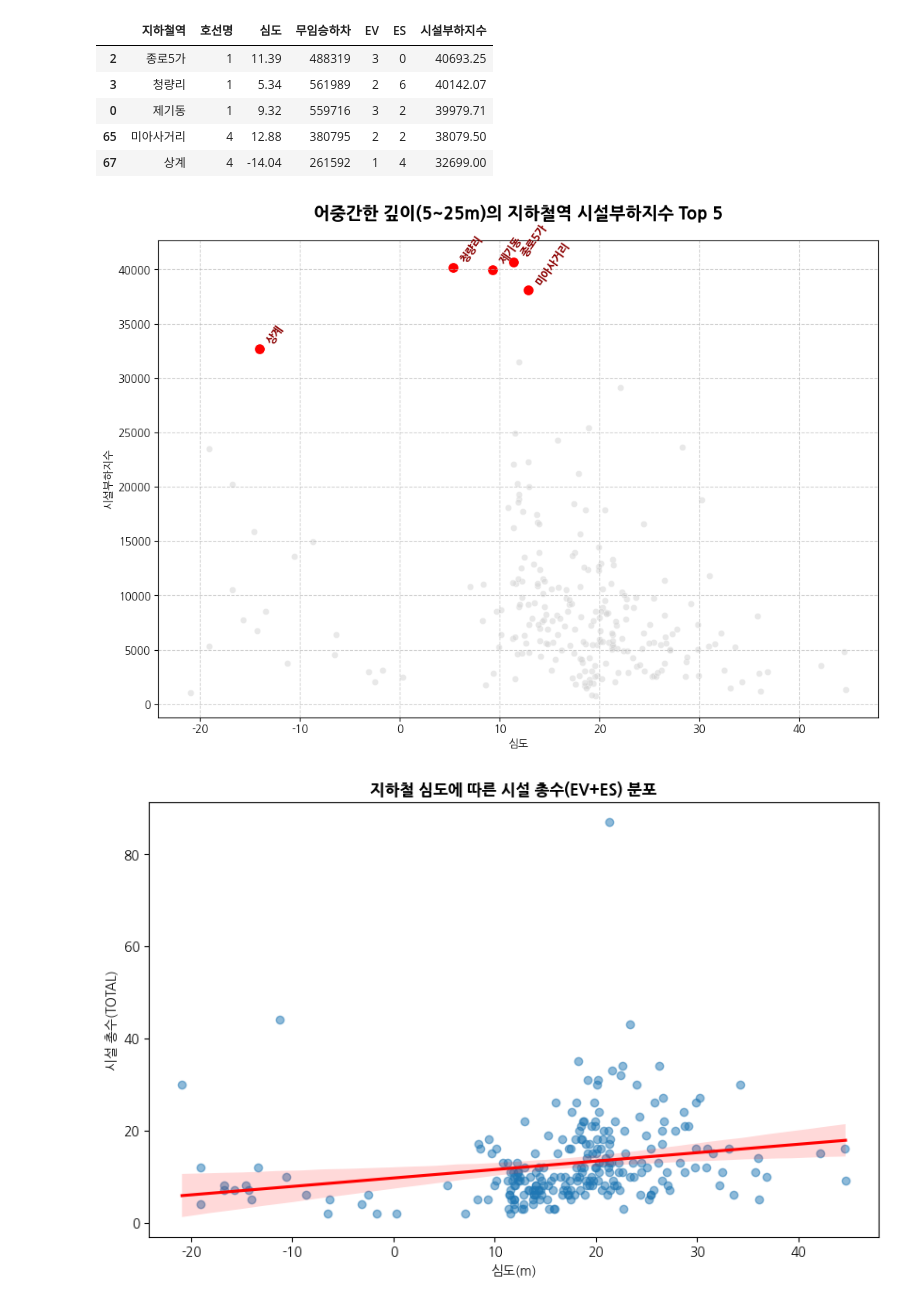
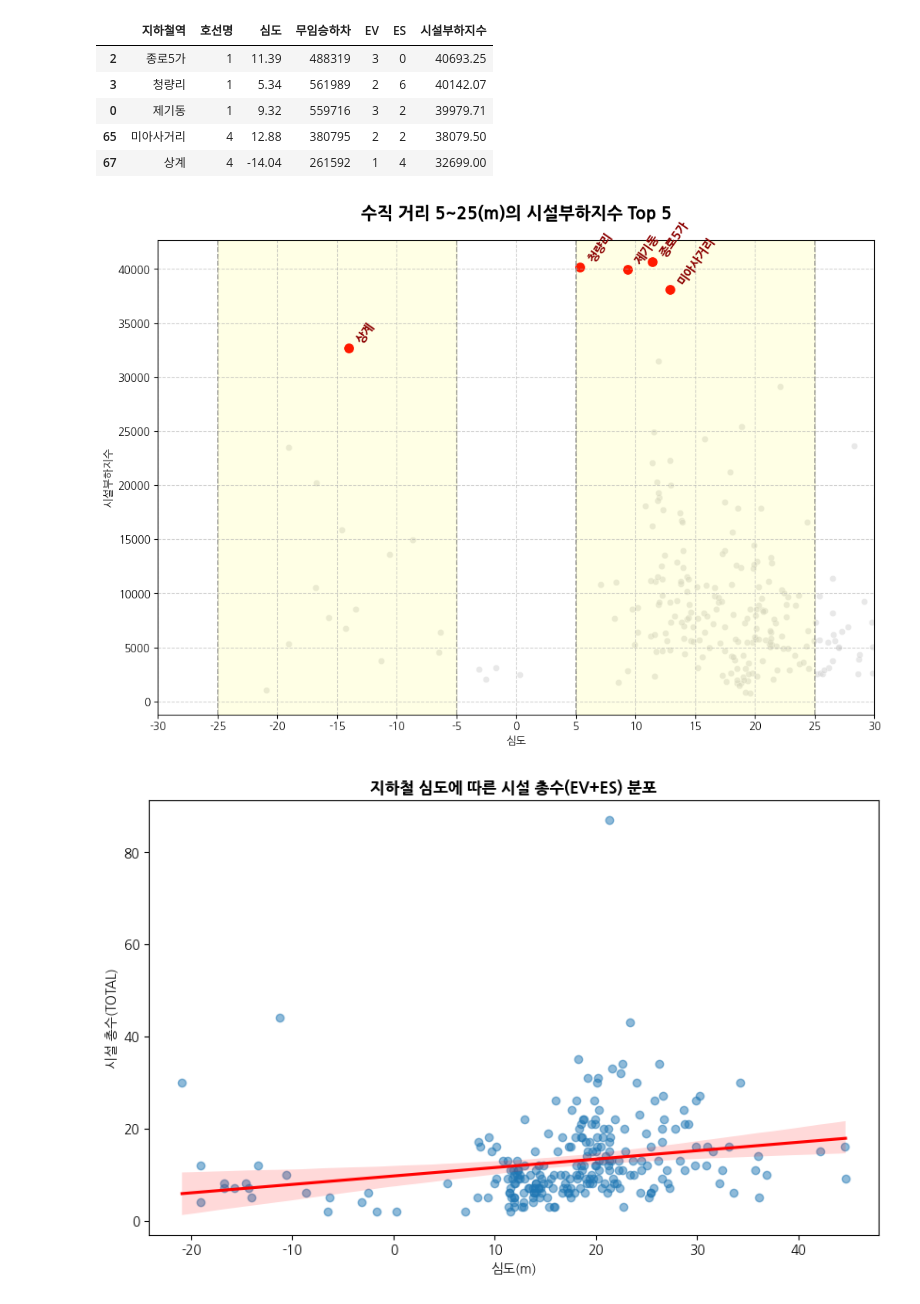
Before and after one commit to JsunXCIX/sprint-p1-basic, a Jupyter notebook: notebooks/team/jsun_analysis_depth_impact.ipynb, the cells around one changed output. Cells and saved outputs as stored; diff of their text form; code cells hidden in the pictures.

```diff
--- a/notebooks/team/jsun_analysis_depth_impact.ipynb
+++ b/notebooks/team/jsun_analysis_depth_impact.ipynb
@@ -302,32 +302,45 @@ display(high_load_targets[['지하철역', '호선명', '심도', '무임승하
 # %%
 # 어중간한 깊이의 지하철역 시설부하지수 Top 5 보여주는 시각화
 plt.figure(figsize=(12, 8))
 
 # 전체 데이터 산점도 (연한 회색으로 배경 처리)
 sns.scatterplot(data=df_final_fixed, x='심도', y='시설부하지수', color='lightgray', alpha=0.5)
 
 # 강조하고 싶은 5개 역만 빨간색으로 다시 그리기
 sns.scatterplot(data=high_load_targets, x='심도', y='시설부하지수', color='red', s=100)
 
 # 5개 역에 이름 달기
 for i in range(len(high_load_targets)):
     plt.annotate(
         high_load_targets.iloc[i]['지하철역'],               # 표시할 텍스트
         (high_load_targets.iloc[i]['심도'], high_load_targets.iloc[i]['시설부하지수']), # 좌표
         textcoords="offset points",                         # 위치 기준
         xytext=(5, 5),                                      # 점으로부터의 거리 (x, y)
         ha='left',                                          # 수평 정렬
-        fontsize=10,
+        fontsize=11,
         fontweight='bold',
         color='darkred',
         rotation=55
     )
 
-plt.title('어중간한 깊이(5~25m)의 지하철역 시설부하지수 Top 5', fontsize=16, pad=20, fontweight='bold')
+plt.xlim(-30, 30)
+plt.xticks(np.arange(-30, 31, 5))
+
+vlines = [-25, -5, 5, 25]
+
+for v in vlines:
+    plt.axvline(x=v, color='gray', linestyle='--', linewidth=1.2, alpha=0.7)
+
+# 구간 사이를 연한 색으로 채워서 범위를 강조
+plt.axvspan(-25, -5, color='yellow', alpha=0.1)
+plt.axvspan(5, 25, color='yellow', alpha=0.1)
+
+
+plt.title('수직 거리 5~25(m)의 시설부하지수 Top 5', fontsize=16, pad=20, fontweight='bold')
 plt.grid(True, linestyle='--', alpha=0.6)
 plt.show()
 # %% [output]
-[figure, old version]
+[figure, new version]
 # %%
 # 심도와 시설수의 관계를 나타낸 시각화
 plt.figure(figsize=(10, 6))
```
